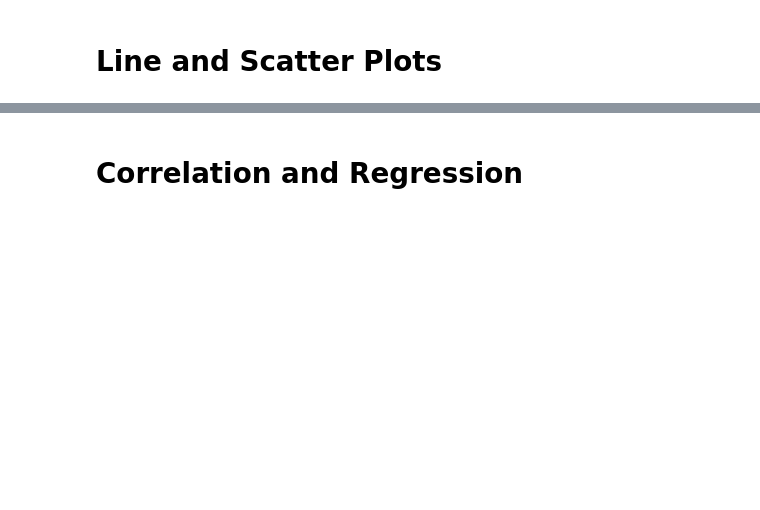
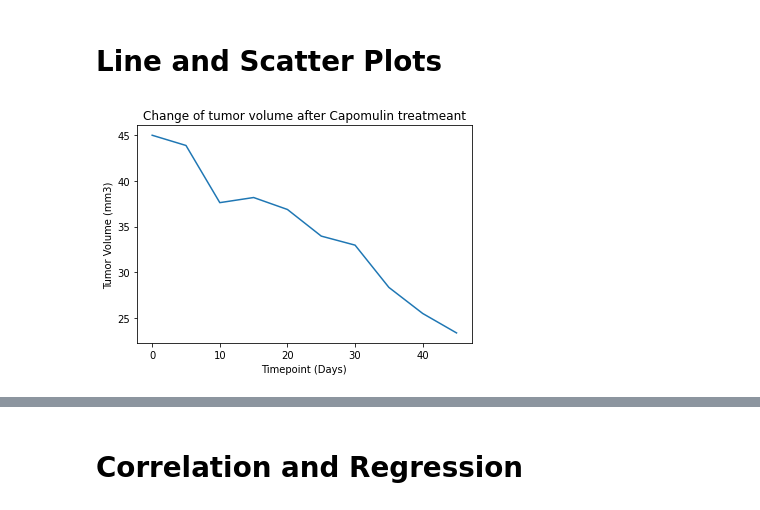
Before and after one commit to ArmandDauti/matplotlib-challenge, a Jupyter notebook: Pymaceuticals/Pymaceuticals.ipynb, the cells around one changed output, grey strips where cells are left out. Cells and saved outputs as stored; diff of their text form; code cells hidden in the pictures; blank space fills up the shorter version.

```diff
--- a/Pymaceuticals/Pymaceuticals.ipynb
+++ b/Pymaceuticals/Pymaceuticals.ipynb
@@ -239,5 +303,21 @@ plt.show()
 # Line and Scatter Plots
 # %%
 # Generate a line plot of tumor volume vs. time point for a mouse treated with Capomulin
+
+capomulin_data = clean_data.loc[clean_data["Drug Regimen"] == "Capomulin", :]
+
+mouse_capom = capomulin_data.loc[capomulin_data["Mouse ID"] == "s185", :]
+
+x_axis = mouse_capom["Timepoint"]
+tumor_volume = mouse_capom["Tumor Volume (mm3)"]
+
+plt.title("Change of tumor volume after Capomulin treatmeant")
+plt.plot(x_axis, tumor_volume)
+plt.xlabel("Timepoint (Days)")
+plt.ylabel("Tumor Volume (mm3)")
+
+plt.show()
+# %% [output]
+[figure, added]
 # %%
 # Generate a scatter plot of average tumor volume vs. mouse weight for the Capomulin regimen
```
Also changed, not shown: parts of 11 cells of this notebook.
